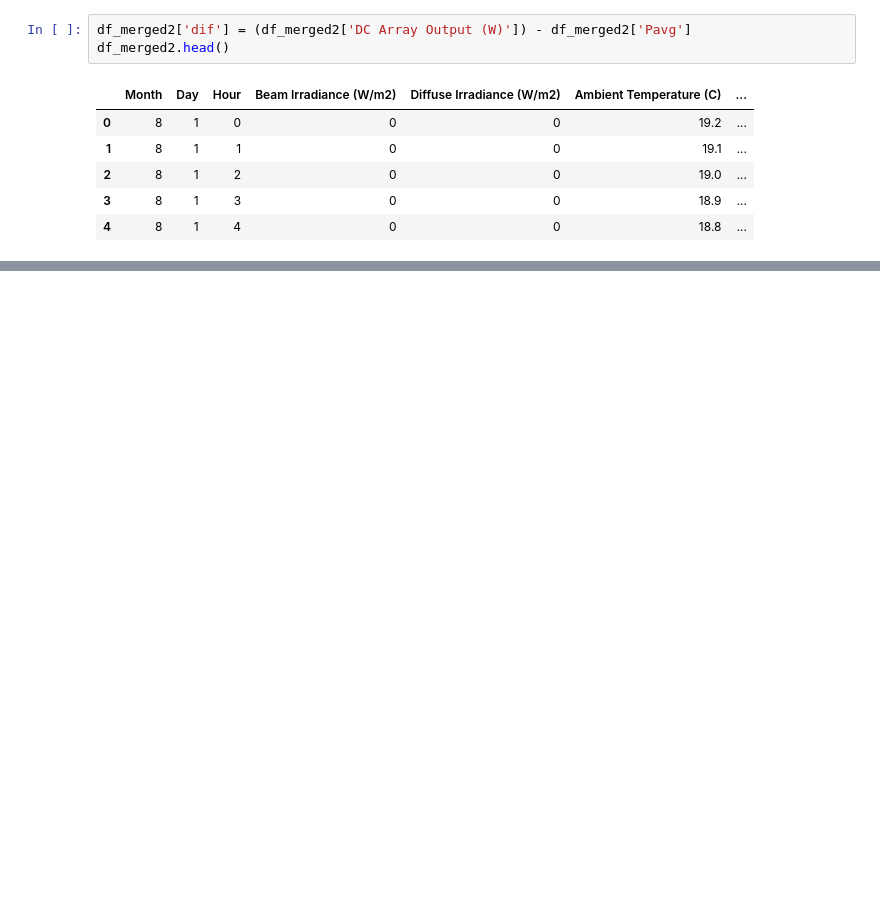
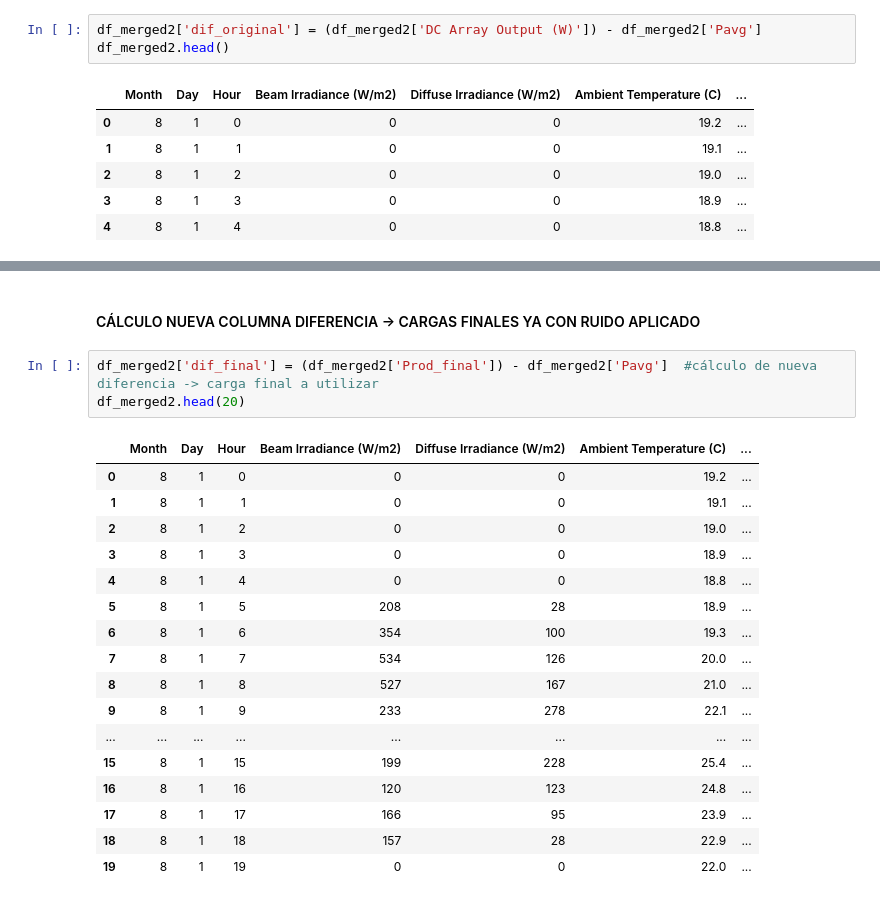
Before and after one commit to PaulaBartolomeMora/TFM, a Jupyter notebook: SustData/power_calc.ipynb, the cells around one changed output, grey strips where cells are left out. Cells and saved outputs as stored; diff of their text form; blank space fills up the shorter version.

```diff
--- a/SustData/power_calc.ipynb
+++ b/SustData/power_calc.ipynb
@@ -135,7 +130,7 @@ df_merged2.head()
 | 3 | 8 | 1 | 3 | 0 | 0 | 18.9 | ... |
 | 4 | 8 | 1 | 4 | 0 | 0 | 18.8 | ... |
 # %%
-df_merged2['dif'] = (df_merged2['DC Array Output (W)']) - df_merged2['Pavg']
+df_merged2['dif_original'] = (df_merged2['DC Array Output (W)']) - df_merged2['Pavg']
 df_merged2.head()
 # %% [output]
 |  | Month | Day | Hour | Beam Irradiance (W/m2) | Diffuse Irradiance (W/m2) | Ambient Temperature (C) | ... |
@@ -169,0 +206,23 @@ for n, label in enumerate(plt.gca().xaxis.get_ticklabels()):
+# %% [markdown]
+#### CÁLCULO NUEVA COLUMNA DIFERENCIA -> CARGAS FINALES YA CON RUIDO APLICADO
+# %%
+df_merged2['dif_final'] = (df_merged2['Prod_final']) - df_merged2['Pavg']  #cálculo de nueva diferencia -> carga final a utilizar
+df_merged2.head(20)
+# %% [output]
+|  | Month | Day | Hour | Beam Irradiance (W/m2) | Diffuse Irradiance (W/m2) | Ambient Temperature (C) | ... |
+| 0 | 8 | 1 | 0 | 0 | 0 | 19.2 | ... |
+| 1 | 8 | 1 | 1 | 0 | 0 | 19.1 | ... |
+| 2 | 8 | 1 | 2 | 0 | 0 | 19.0 | ... |
+| 3 | 8 | 1 | 3 | 0 | 0 | 18.9 | ... |
+| 4 | 8 | 1 | 4 | 0 | 0 | 18.8 | ... |
+| 5 | 8 | 1 | 5 | 208 | 28 | 18.9 | ... |
+| 6 | 8 | 1 | 6 | 354 | 100 | 19.3 | ... |
+| 7 | 8 | 1 | 7 | 534 | 126 | 20.0 | ... |
+| 8 | 8 | 1 | 8 | 527 | 167 | 21.0 | ... |
+| 9 | 8 | 1 | 9 | 233 | 278 | 22.1 | ... |
+| ... | ... | ... | ... | ... | ... | ... | ... |
+| 15 | 8 | 1 | 15 | 199 | 228 | 25.4 | ... |
+| 16 | 8 | 1 | 16 | 120 | 123 | 24.8 | ... |
+| 17 | 8 | 1 | 17 | 166 | 95 | 23.9 | ... |
+| 18 | 8 | 1 | 18 | 157 | 28 | 22.9 | ... |
+| 19 | 8 | 1 | 19 | 0 | 0 | 22.0 | ... |
```
Also changed, not shown: parts of 13 cells of this notebook, 26 other files.
